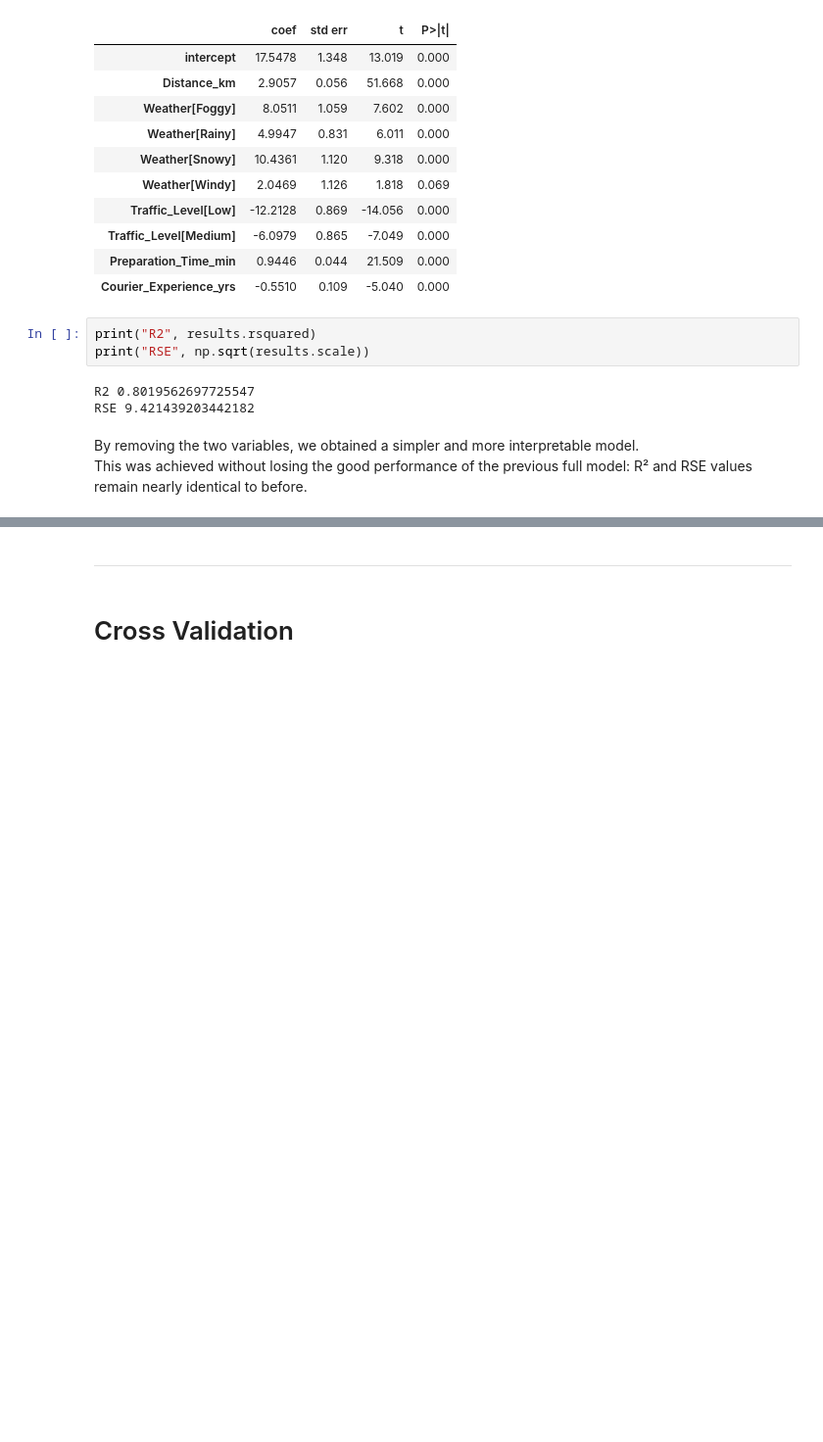
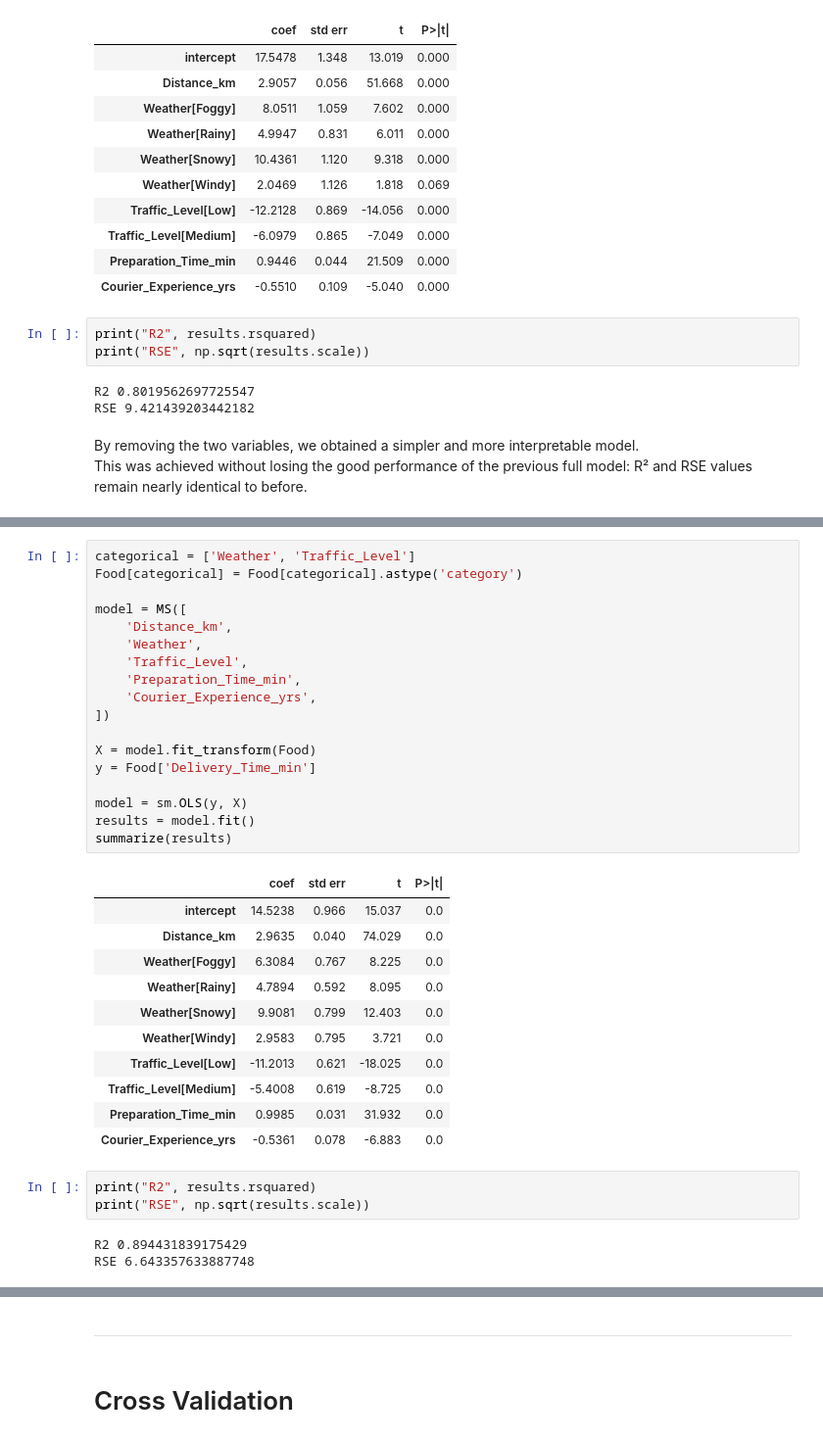
Before and after one commit to DanieleGotti/Food_Delivery_Time_Prediction, a Jupyter notebook: Food_delivery_analisis.ipynb, the cells around one changed output, grey strips where cells are left out. Shown at 98% size. Drawn from its saved outputs; the diff is of its cells as text; blank space fills up the shorter version.

```diff
--- a/Food_delivery_analisis.ipynb
+++ b/Food_delivery_analisis.ipynb
@@ -708,0 +740,36 @@ plt.show()
+# %%
+categorical = ['Weather', 'Traffic_Level']
+Food[categorical] = Food[categorical].astype('category')
+
+model = MS([
+    'Distance_km',
+    'Weather',
+    'Traffic_Level',
+    'Preparation_Time_min',
+    'Courier_Experience_yrs',
+])
+
+X = model.fit_transform(Food)
+y = Food['Delivery_Time_min']
+
+model = sm.OLS(y, X)
+results = model.fit()
+summarize(results)
+# %% [output]
+|  | coef | std err | t | P>|t| |
+| intercept | 14.5238 | 0.966 | 15.037 | 0.0 |
+| Distance_km | 2.9635 | 0.040 | 74.029 | 0.0 |
+| Weather[Foggy] | 6.3084 | 0.767 | 8.225 | 0.0 |
+| Weather[Rainy] | 4.7894 | 0.592 | 8.095 | 0.0 |
+| Weather[Snowy] | 9.9081 | 0.799 | 12.403 | 0.0 |
+| Weather[Windy] | 2.9583 | 0.795 | 3.721 | 0.0 |
+| Traffic_Level[Low] | -11.2013 | 0.621 | -18.025 | 0.0 |
+| Traffic_Level[Medium] | -5.4008 | 0.619 | -8.725 | 0.0 |
+| Preparation_Time_min | 0.9985 | 0.031 | 31.932 | 0.0 |
+| Courier_Experience_yrs | -0.5361 | 0.078 | -6.883 | 0.0 |
+# %%
+print("R2", results.rsquared)
+print("RSE", np.sqrt(results.scale))
+# %% [output]
+R2 0.894431839175429
+RSE 6.643357633887748
```
Also changed, not shown: parts of 16 cells of this notebook, 2 other files.
